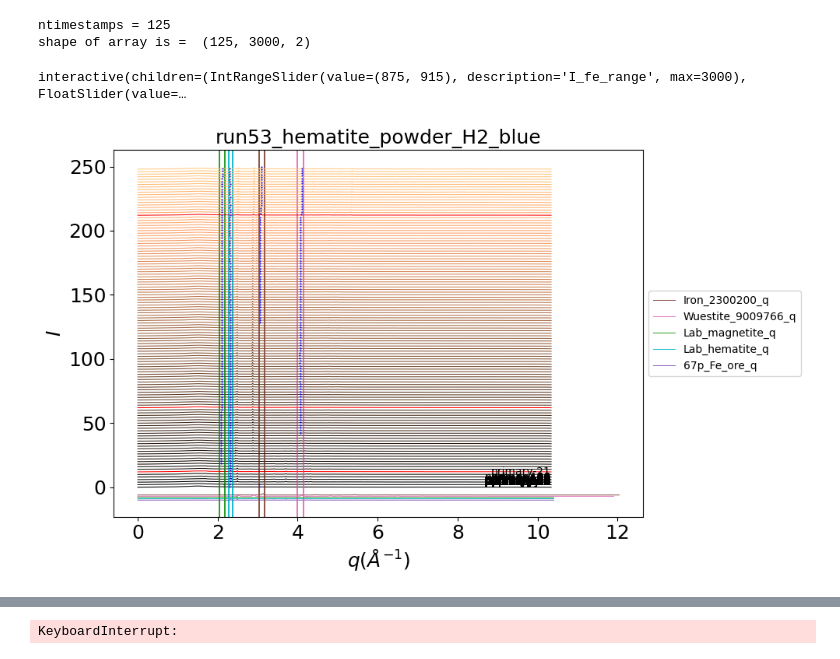
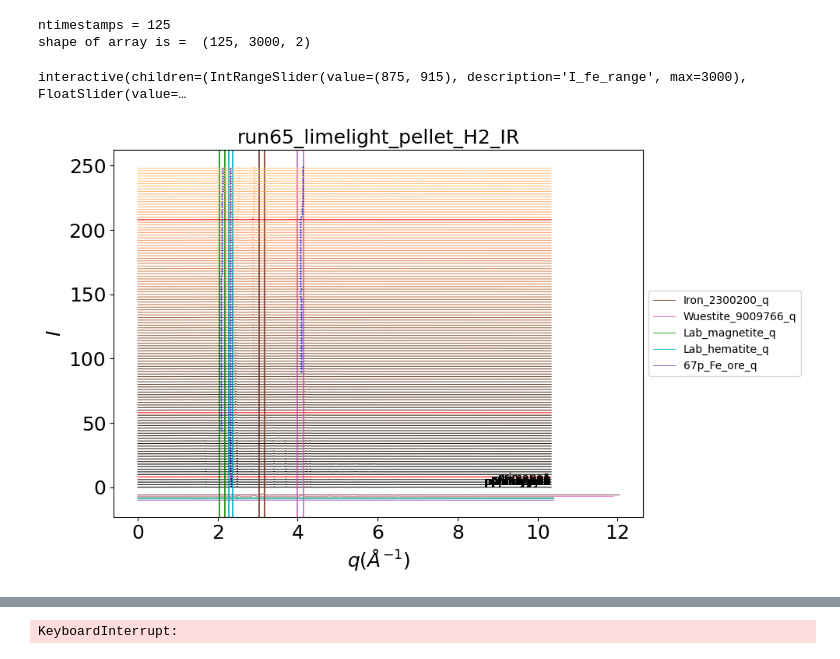
Before and after one commit to lmoghimi/personal-processing, a Jupyter notebook: xrd_phase_analysis_Lauren.ipynb, the cells around one changed output, grey strips where cells are left out. Cells and saved outputs as stored; diff of their text form; code cells hidden in the pictures.

```diff
--- a/xrd_phase_analysis_Lauren.ipynb
+++ b/xrd_phase_analysis_Lauren.ipynb
@@ -101,7 +101,7 @@ interactive(children=(IntSlider(value=10, description='x', max=30, min=-10), Out
 <function __main__.f(x)>
 # %%
 #@title Loading data files for interactive plot (1/2)
-for run in ['run53']:
+for run in ['run65']:
     ntimestamps = 125 ##########change later
 
     ###################### parsing the filename
@@ -161,8 +161,8 @@ shape of array is =  (125, 3000, 2)
 #laser = [5, 30, 105] #run64 #at what 3 scan numbers does the laser turn on, reach max power, and turn off?
 #laser = [7, 32, 107] #run51
 #laser = [4, 29, 104] #run52
-laser = [6, 31, 106] #run53
-#laser = [float('nan'), 21, 96] #run65
+#laser = [6, 31, 106] #run53
+laser = [4, 29, 104] #run65
 
 ## create figure object -- plotting setting ##
 #figsize = (12, 6)
@@ -202,16 +202,16 @@ for i_phase, ref_phase in enumerate(ref_phases):
 
 ## here we want to define 8 sets of inputs: 4 scrollbars to define the range for each phase peak, 4 inputs for the prominence of each phase peak
 @interact(I_fe_range=widgets.IntRangeSlider(value=[875,915], min=0, max=raw_data_save_all.shape[1]),
-          prominence_fe=widgets.FloatSlider(value=0.245, min=0, max=1, step=0.005), #prominence_fe = 1.5 #prominence_fe = .1
+          prominence_fe=widgets.FloatSlider(value=0.075, min=0, max=1, step=0.005), #prominence_fe = 1.5 #prominence_fe = .1
 
           I_w_range=widgets.IntRangeSlider(value=[1152,1200], min=0, max=raw_data_save_all.shape[1]),
-          prominence_w=widgets.FloatSlider(value=0.51, min=0, max=1, step=0.005),
+          prominence_w=widgets.FloatSlider(value=0.11, min=0, max=1, step=0.005),
 
           I_m_range=widgets.IntRangeSlider(value=[590,630], min=0, max=raw_data_save_all.shape[1]),
-          prominence_m=widgets.FloatSlider(value=0.37, min=0, max=1, step=0.005),
+          prominence_m=widgets.FloatSlider(value=0.075, min=0, max=1, step=0.005),
 
           I_h_range=widgets.IntRangeSlider(value=[660,685], min=0, max=raw_data_save_all.shape[1]),
-          prominence_h=widgets.FloatSlider(value=0.2835, min=0, max=1, step=0.005),
+          prominence_h=widgets.FloatSlider(value=0.075, min=0, max=1, step=0.005),
          )
 def plotting_peak_fit(I_fe_range, prominence_fe,
           I_w_range, prominence_w,
@@ -243,21 +243,21 @@ def plotting_peak_fit(I_fe_range, prominence_fe,
         I = rawdata[:, 1]
         I = I - I.min() #"baselining" the data
 
-        '''
         if timestamp == 'primary-1':
           print('This is the first file')
           #I0 = I
           I0 = I.copy() #fix I0!!!!!!!!!!!!!!!!!!!!!!!!!
           I_treated = I0/I0.max()
-        '''
-        if timestamp == 'primary-1': #for run 52, need to have 125 files
-          print('This is the first file')
-          I_treated = I/I.max()
-        elif timestamp == 'primary-2': #for run 52, need to have 125 files
-          print('This is the second file')
-          #I0 = I
-          I0 = I.copy() #fix I0!!!!!!!!!!!!!!!!!!!!!!!!!
-          I_treated = I0/I0.max()
+        # '''
+        # if timestamp == 'primary-1': #for run 52, need to have 125 files
+        #   print('This is the first file')
+        #   I_treated = I/I.max()
+        # elif timestamp == 'primary-2': #for run 52, need to have 125 files
+        #   print('This is the second file')
+        #   #I0 = I
+        #   I0 = I.copy() #fix I0!!!!!!!!!!!!!!!!!!!!!!!!!
+        #   I_treated = I0/I0.max()
+        # '''
         else:
           #print('not the first file...')
           #I_treated = I/I0
@@ -363,33 +363,33 @@ def plotting_peak_fit(I_fe_range, prominence_fe,
             peaks, properties = find_peaks(I_m, prominence_m)
             #print(peaks, properties)
             #print('Index of peak in x that satisfy all given conditions: ', peaks)
             #print('Peak height: ', properties['peak_heights'])
 
             if peaks.size > 0:
               val1_m = q[(I_m_low + peaks)][0]
               val2_m = I_treated[(I_m_low + peaks)][0]
               ##print('M peak is located at q = ', val1_m, ' with I_treated = ', val2_m)
 
               ax.plot(val1_m, val2_m + wf_shift + mark_dist, color = marcol_m, marker=markersh, markersize = markersz)
 
             else:
               ##print('List is empty. No peaks found in the specified range')
               val1_m = float('nan')
               val2_m = 0
 
         #set the values here for this one timestamp
         item = {'Scan#': timestamp_num,
                 'Fe': [val1_fe, val2_fe],
                 'H': [val1_h, val2_h],
                 'W': [val1_w, val2_w],
                 'M': [val1_m, val2_m]
                 }
         find_peak_outputs.append(item)
 
     #print('find_peak_outputs = ', find_peak_outputs) #now that we've finished "for iv, timestamp in enumerate(timestamps)"
     ax.legend(loc='center left', bbox_to_anchor=[1, 0.5])
 # %% [output]
 interactive(children=(IntRangeSlider(value=(875, 915), description='I_fe_range', max=3000), FloatSlider(value=…
-[figure, old version]
+[figure, new version]
 # %%
 #@title Tracking peak position with time (multiple phases)
```
Also changed, not shown: parts of 1 cell of this notebook.
